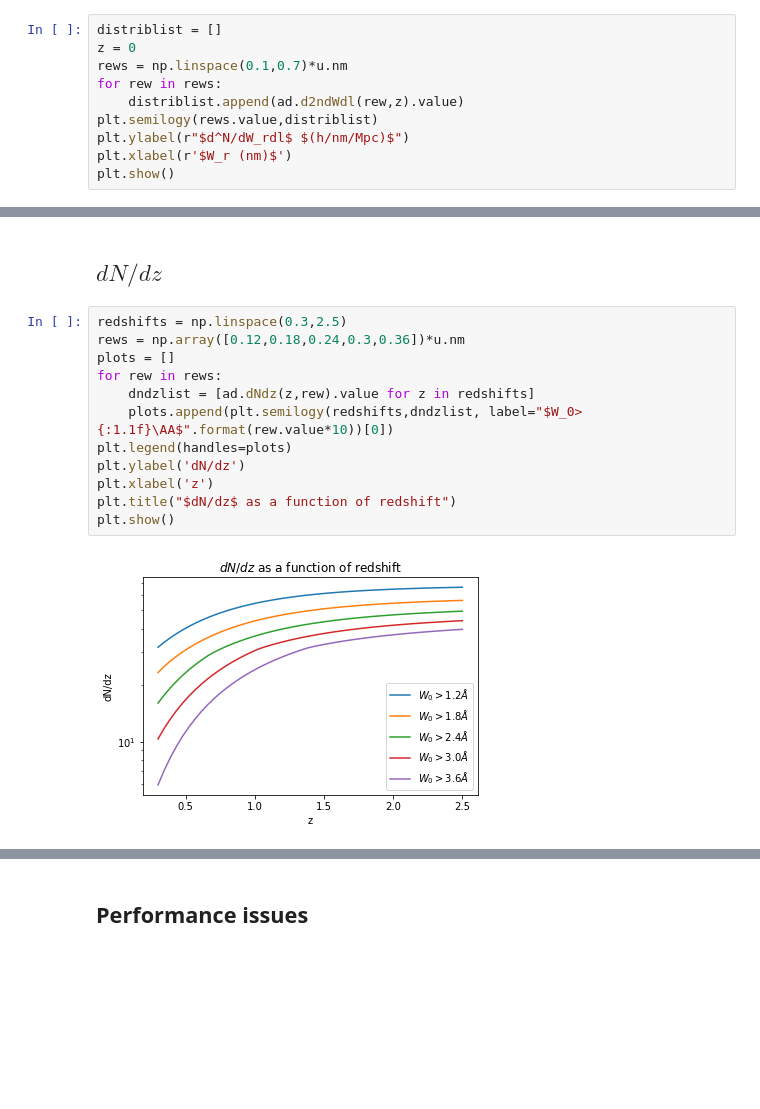
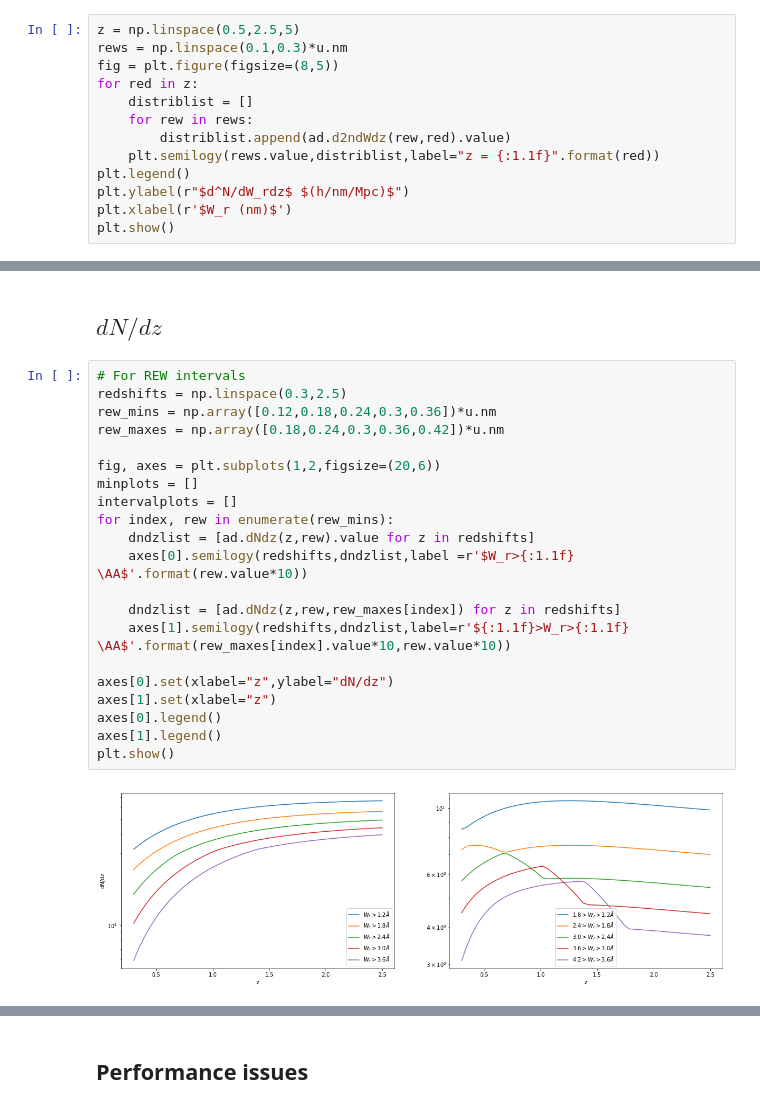
Before and after one commit to SunilSimha/MgIIabs, a Jupyter notebook: docs/Modelling the absorber distribution.ipynb, the cells around one changed output, grey strips where cells are left out. Drawn from its saved outputs; the diff is of its cells as text; blank space fills up the shorter version.

```diff
--- a/docs/Modelling the absorber distribution.ipynb
+++ b/docs/Modelling the absorber distribution.ipynb
@@ -235,13 +248,16 @@ ad.d2ndWdl(rew,z,growthf)
 # %% [output]
 $0.0012130419 \; \mathrm{\frac{1}{Mpc\,nm}}$
 # %%
-distriblist = []
-z = 0
-rews = np.linspace(0.1,0.7)*u.nm
-for rew in rews:
-    distriblist.append(ad.d2ndWdl(rew,z).value)
-plt.semilogy(rews.value,distriblist)
-plt.ylabel(r"$d^N/dW_rdl$ $(h/nm/Mpc)$")
+z = np.linspace(0.5,2.5,5)
+rews = np.linspace(0.1,0.3)*u.nm
+fig = plt.figure(figsize=(8,5))
+for red in z:
+    distriblist = []
+    for rew in rews:
+        distriblist.append(ad.d2ndWdz(rew,red).value)
+    plt.semilogy(rews.value,distriblist,label="z = {:1.1f}".format(red))
+plt.legend()
+plt.ylabel(r"$d^N/dW_rdz$ $(h/nm/Mpc)$")
 plt.xlabel(r'$W_r (nm)$')
 plt.show()
 # %% [output]
@@ -249,18 +268,27 @@ plt.show()
 # %% [markdown]
 ## $dN/dz$
 # %%
+# For REW intervals
 redshifts = np.linspace(0.3,2.5)
-rews = np.array([0.12,0.18,0.24,0.3,0.36])*u.nm
-plots = []
-for rew in rews:
+rew_mins = np.array([0.12,0.18,0.24,0.3,0.36])*u.nm
+rew_maxes = np.array([0.18,0.24,0.3,0.36,0.42])*u.nm
+
+fig, axes = plt.subplots(1,2,figsize=(20,6))
+minplots = []
+intervalplots = []
+for index, rew in enumerate(rew_mins):
     dndzlist = [ad.dNdz(z,rew).value for z in redshifts]
-    plots.append(plt.semilogy(redshifts,dndzlist, label="$W_0>{:1.1f}\AA$".format(rew.value*10))[0])
-plt.legend(handles=plots)
-plt.ylabel('dN/dz')
-plt.xlabel('z')
-plt.title("$dN/dz$ as a function of redshift")
+    axes[0].semilogy(redshifts,dndzlist,label =r'$W_r>{:1.1f} \AA$'.format(rew.value*10))
+
+    dndzlist = [ad.dNdz(z,rew,rew_maxes[index]) for z in redshifts]
+    axes[1].semilogy(redshifts,dndzlist,label=r'${:1.1f}>W_r>{:1.1f} \AA$'.format(rew_maxes[index].value*10,rew.value*10))
+
+axes[0].set(xlabel="z",ylabel="dN/dz")
+axes[1].set(xlabel="z")
+axes[0].legend()
+axes[1].legend()
 plt.show()
 # %% [output]
-[figure, old version]
+[figure, new version]
 # %% [markdown]
 We can compare it against Zhu and Menard's figure. The shape of the functions is different and also there is some sort of difference in normalization but the ordering of the plot seems to be preserved![dNdz](zhu_dndz.png)
```
Also changed, not shown: parts of 15 cells of this notebook, 6 other files.
